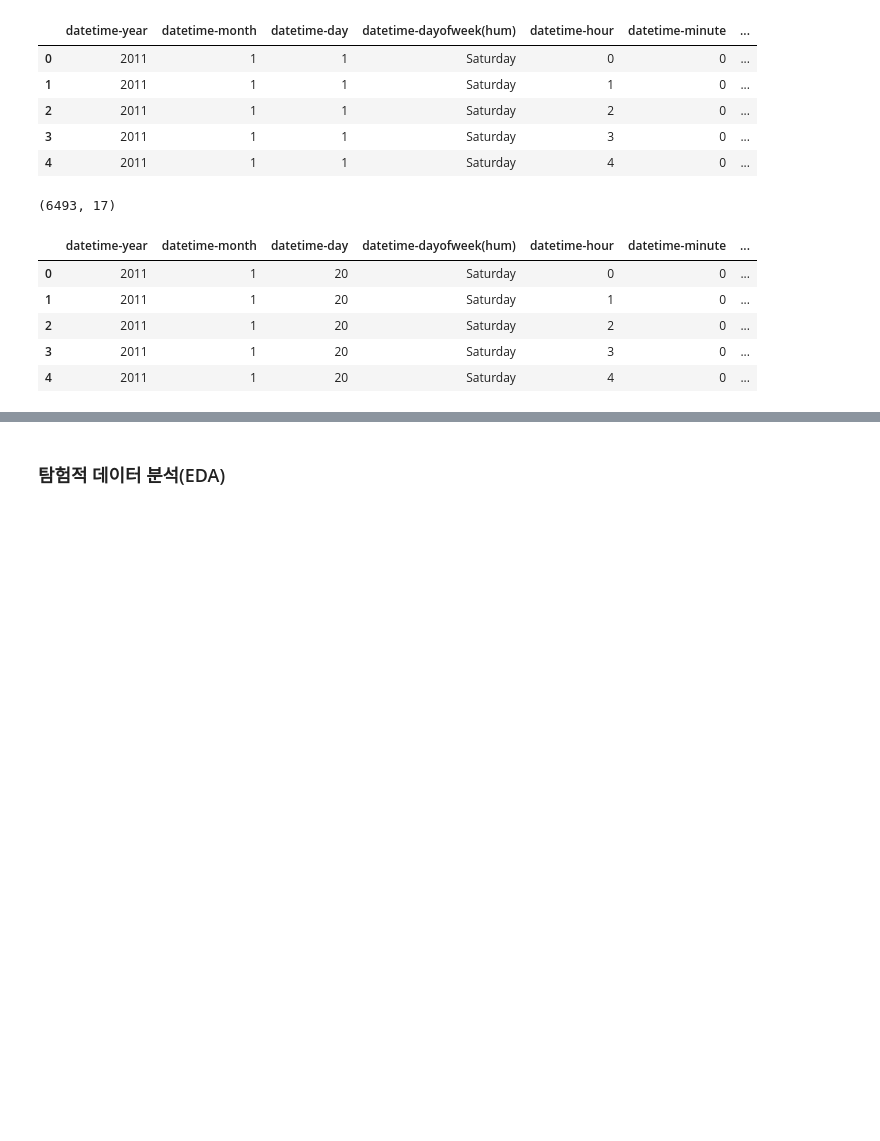
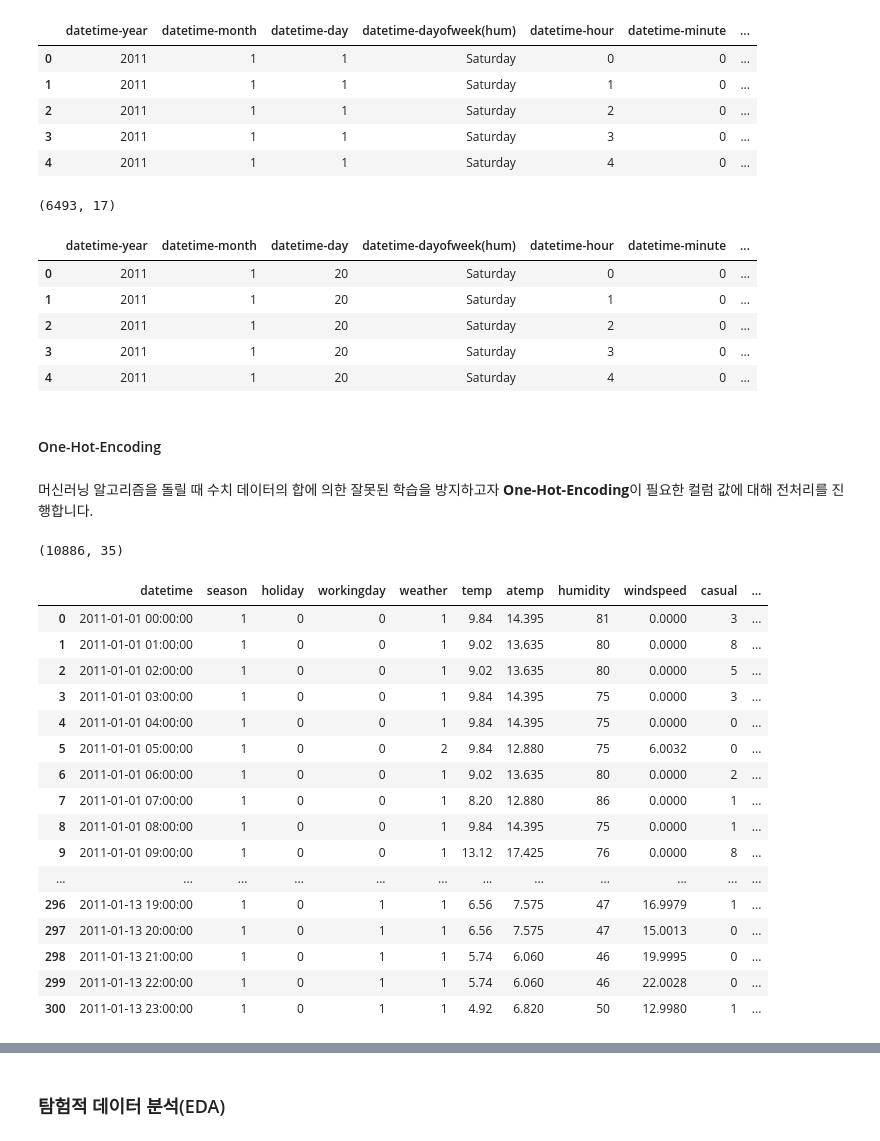
Before and after one commit to ybear90/Kaggle_competition, a Jupyter notebook: Bike_Sharing_Demand/Bike_1st/Bike_Sharing_Demand_Day_1.ipynb, the cells around one changed output, grey strips where cells are left out. Cells and saved outputs as stored; diff of their text form; code cells hidden in the pictures; blank space fills up the shorter version.

```diff
--- a/Bike_Sharing_Demand/Bike_1st/Bike_Sharing_Demand_Day_1.ipynb
+++ b/Bike_Sharing_Demand/Bike_1st/Bike_Sharing_Demand_Day_1.ipynb
@@ -200,3 +200,52 @@ test[["datetime-year", "datetime-month", "datetime-day", "datetime-dayofweek(hum
 | 2 | 2011 | 1 | 20 | Saturday | 2 | 0 | ... |
 | 3 | 2011 | 1 | 20 | Saturday | 3 | 0 | ... |
 | 4 | 2011 | 1 | 20 | Saturday | 4 | 0 | ... |
+# %% [markdown]
+#### One-Hot-Encoding
+# %% [markdown]
+머신러닝 알고리즘을 돌릴 때 수치 데이터의 합에 의한 잘못된 학습을 방지하고자 **One-Hot-Encoding**이 필요한 컬럼 값에 대해 전처리를 진행합니다.
+# %%
+# One-Hot-Encoding을 진행할 컬럼 값  : season, weather, datetime-dayofweek(수치값)
+# train데이터에 대한 One-Hot-Encoding
+# train : season
+train["season_1"] = train["season"] == 1
+train["season_2"] = train["season"] == 2
+train["season_3"] = train["season"] == 3
+train["season_4"] = train["season"] == 4
+
+# train : weather
+train["weather_1"] = train["weather"] == 1
+train["weather_2"] = train["weather"] == 2
+train["weather_3"] = train["weather"] == 3
+train["weather_4"] = train["weather"] == 4
+
+# train : datetime-dayofweek
+train["dayofweek_0"] = train["datetime-dayofweek"] == 0
+train["dayofweek_1"] = train["datetime-dayofweek"] == 1
+train["dayofweek_2"] = train["datetime-dayofweek"] == 2
+train["dayofweek_3"] = train["datetime-dayofweek"] == 3
+train["dayofweek_4"] = train["datetime-dayofweek"] == 4
+train["dayofweek_5"] = train["datetime-dayofweek"] == 5
+train["dayofweek_6"] = train["datetime-dayofweek"] == 6
+
+print(train.shape)
+train.loc[:300]
+# %% [output]
+(10886, 35)
+|  | datetime | season | holiday | workingday | weather | temp | atemp | humidity | windspeed | casual | ... |
+| 0 | 2011-01-01 00:00:00 | 1 | 0 | 0 | 1 | 9.84 | 14.395 | 81 | 0.0000 | 3 | ... |
+| 1 | 2011-01-01 01:00:00 | 1 | 0 | 0 | 1 | 9.02 | 13.635 | 80 | 0.0000 | 8 | ... |
+| 2 | 2011-01-01 02:00:00 | 1 | 0 | 0 | 1 | 9.02 | 13.635 | 80 | 0.0000 | 5 | ... |
+| 3 | 2011-01-01 03:00:00 | 1 | 0 | 0 | 1 | 9.84 | 14.395 | 75 | 0.0000 | 3 | ... |
+| 4 | 2011-01-01 04:00:00 | 1 | 0 | 0 | 1 | 9.84 | 14.395 | 75 | 0.0000 | 0 | ... |
+| 5 | 2011-01-01 05:00:00 | 1 | 0 | 0 | 2 | 9.84 | 12.880 | 75 | 6.0032 | 0 | ... |
+| 6 | 2011-01-01 06:00:00 | 1 | 0 | 0 | 1 | 9.02 | 13.635 | 80 | 0.0000 | 2 | ... |
+| 7 | 2011-01-01 07:00:00 | 1 | 0 | 0 | 1 | 8.20 | 12.880 | 86 | 0.0000 | 1 | ... |
+| 8 | 2011-01-01 08:00:00 | 1 | 0 | 0 | 1 | 9.84 | 14.395 | 75 | 0.0000 | 1 | ... |
+| 9 | 2011-01-01 09:00:00 | 1 | 0 | 0 | 1 | 13.12 | 17.425 | 76 | 0.0000 | 8 | ... |
+| ... | ... | ... | ... | ... | ... | ... | ... | ... | ... | ... | ... |
+| 296 | 2011-01-13 19:00:00 | 1 | 0 | 1 | 1 | 6.56 | 7.575 | 47 | 16.9979 | 1 | ... |
+| 297 | 2011-01-13 20:00:00 | 1 | 0 | 1 | 1 | 6.56 | 7.575 | 47 | 15.0013 | 0 | ... |
+| 298 | 2011-01-13 21:00:00 | 1 | 0 | 1 | 1 | 5.74 | 6.060 | 46 | 19.9995 | 0 | ... |
+| 299 | 2011-01-13 22:00:00 | 1 | 0 | 1 | 1 | 5.74 | 6.060 | 46 | 22.0028 | 0 | ... |
+| 300 | 2011-01-13 23:00:00 | 1 | 0 | 1 | 1 | 4.92 | 6.820 | 50 | 12.9980 | 1 | ... |
```
Also changed, not shown: parts of 6 cells of this notebook, 42 other files.
